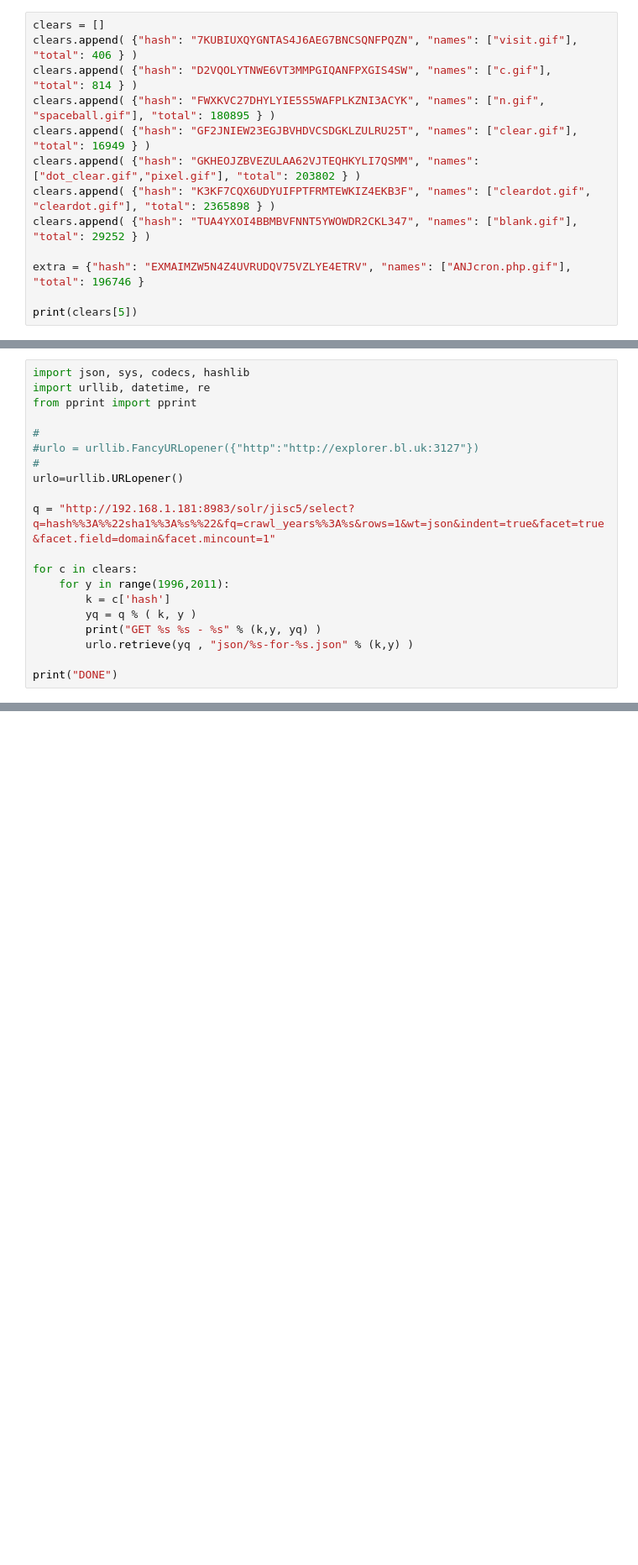
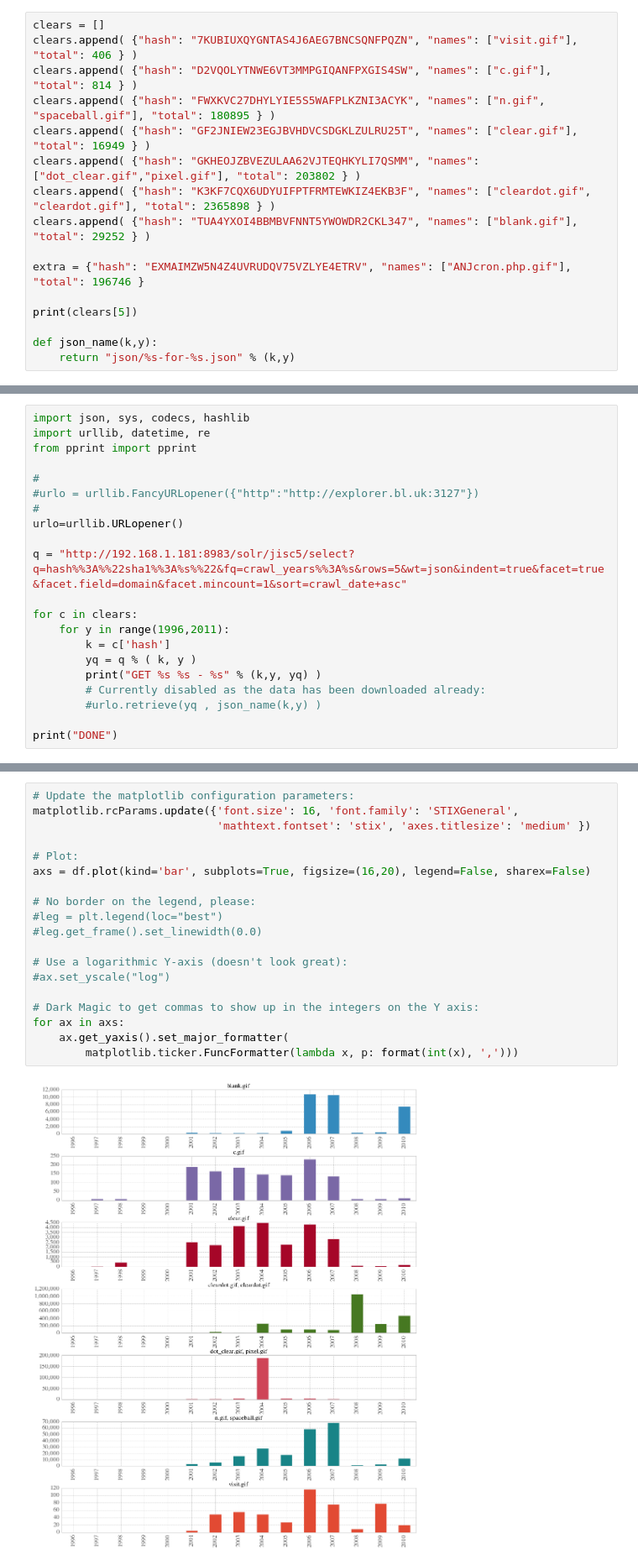
Before and after one commit to ukwa/halflife, a Jupyter notebook: clear/tracing-clear.gif.ipynb, the cells around one changed output, grey strips where cells are left out. Shown: that part at 84% size. Saved outputs shown, nothing was run; the diff lists cells and outputs as text; blank space fills up the shorter version.

Commit message:
Adding updates and graph.

```diff
--- a/clear/tracing-clear.gif.ipynb
+++ b/clear/tracing-clear.gif.ipynb
@@ -11,4 +18,7 @@ clears.append( {"hash": "TUA4YXOI4BBMBVFNNT5YWOWDR2CKL347", "names": ["blank.gif
 extra = {"hash": "EXMAIMZW5N4Z4UVRUDQV75VZLYE4ETRV", "names": ["ANJcron.php.gif"], "total": 196746 }
 
 print(clears[5])
+
+def json_name(k,y):
+    return "json/%s-for-%s.json" % (k,y)
 # %% [output]
@@ -23,14 +37,15 @@ from pprint import pprint
 #
 urlo=urllib.URLopener()
 
-q = "http://192.168.1.181:8983/solr/jisc5/select?q=hash%%3A%%22sha1%%3A%s%%22&fq=crawl_years%%3A%s&rows=1&wt=json&indent=true&facet=true&facet.field=domain&facet.mincount=1"
+q = "http://192.168.1.181:8983/solr/jisc5/select?q=hash%%3A%%22sha1%%3A%s%%22&fq=crawl_years%%3A%s&rows=5&wt=json&indent=true&facet=true&facet.field=domain&facet.mincount=1&sort=crawl_date+asc"
 
 for c in clears:
     for y in range(1996,2011):
         k = c['hash']
         yq = q % ( k, y )
         print("GET %s %s - %s" % (k,y, yq) )
-        urlo.retrieve(yq , "json/%s-for-%s.json" % (k,y) )
+        # Currently disabled as the data has been downloaded already:
+        #urlo.retrieve(yq , json_name(k,y) )
 
 print("DONE")
 # %% [output]
@@ -53,0 +102,21 @@ GET TUA4YXOI4BBMBVFNNT5YWOWDR2CKL347 2010 - http://192.168.1.181:8983/solr/jisc5
+# %%
+# Update the matplotlib configuration parameters:
+matplotlib.rcParams.update({'font.size': 16, 'font.family': 'STIXGeneral',
+                            'mathtext.fontset': 'stix', 'axes.titlesize': 'medium' })
+
+# Plot:
+axs = df.plot(kind='bar', subplots=True, figsize=(16,20), legend=False, sharex=False)
+
+# No border on the legend, please:
+#leg = plt.legend(loc="best")
+#leg.get_frame().set_linewidth(0.0)
+
+# Use a logarithmic Y-axis (doesn't look great):
+#ax.set_yscale("log")
+
+# Dark Magic to get commas to show up in the integers on the Y axis:
+for ax in axs:
+    ax.get_yaxis().set_major_formatter(
+        matplotlib.ticker.FuncFormatter(lambda x, p: format(int(x), ',')))
+# %% [output]
+[figure, added]
```
Also changed, not shown: parts of 6 cells of this notebook, 4 other files.
